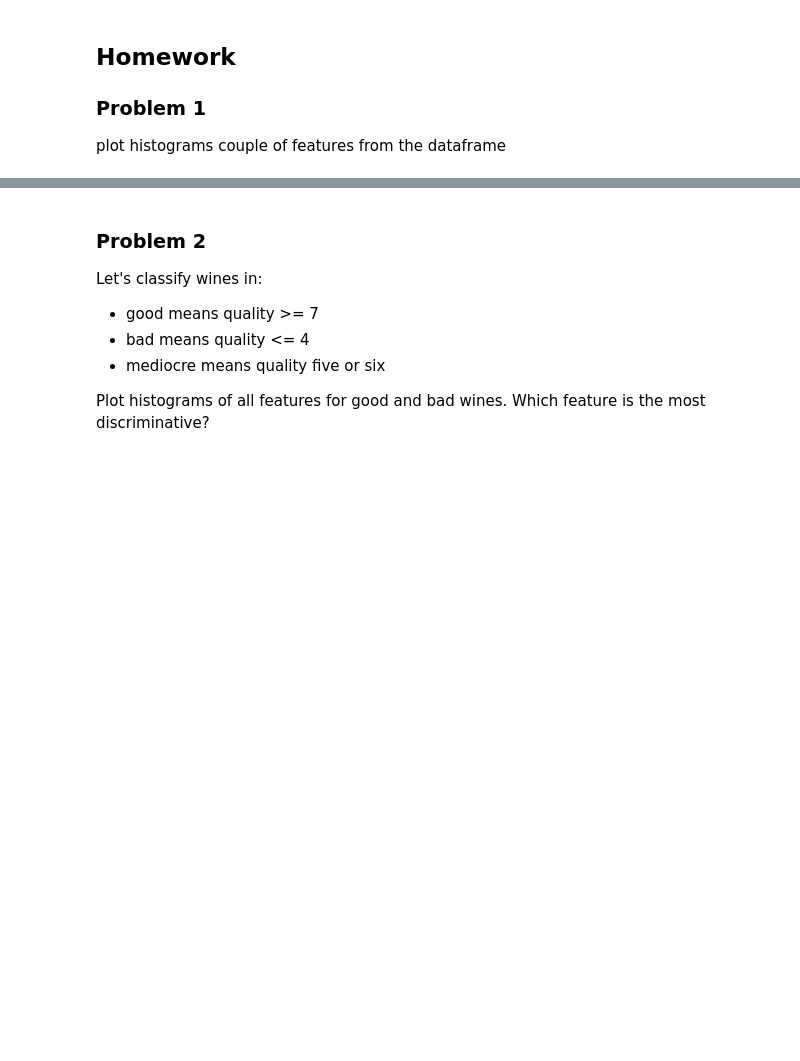
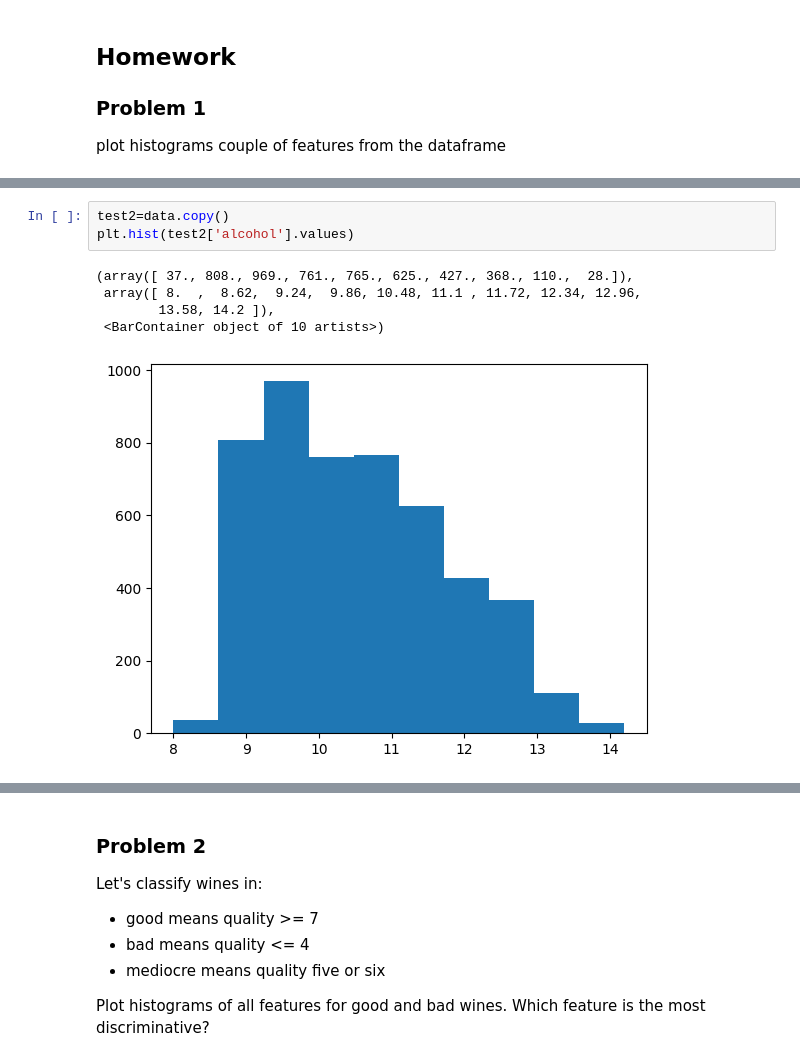
Before and after one commit to vukasinmilosevic/KSM2, a Jupyter notebook: Lecture_2/2-introduction-to-pandas-matplotlib.ipynb, the cells around one changed output, grey strips where cells are left out. Saved outputs shown, nothing was run; the diff lists cells and outputs as text; blank space fills up the shorter version.

```diff
--- a/Lecture_2/2-introduction-to-pandas-matplotlib.ipynb
+++ b/Lecture_2/2-introduction-to-pandas-matplotlib.ipynb
@@ -264,0 +307,9 @@ plot histograms couple of features from the dataframe
+# %%
+test2=data.copy()
+plt.hist(test2['alcohol'].values)
+# %% [output]
+(array([ 37., 808., 969., 761., 765., 625., 427., 368., 110.,  28.]),
+ array([ 8.  ,  8.62,  9.24,  9.86, 10.48, 11.1 , 11.72, 12.34, 12.96,
+        13.58, 14.2 ]),
+ <BarContainer object of 10 artists>)
+[figure, added]
```
Also changed, not shown: parts of 29 cells of this notebook.
